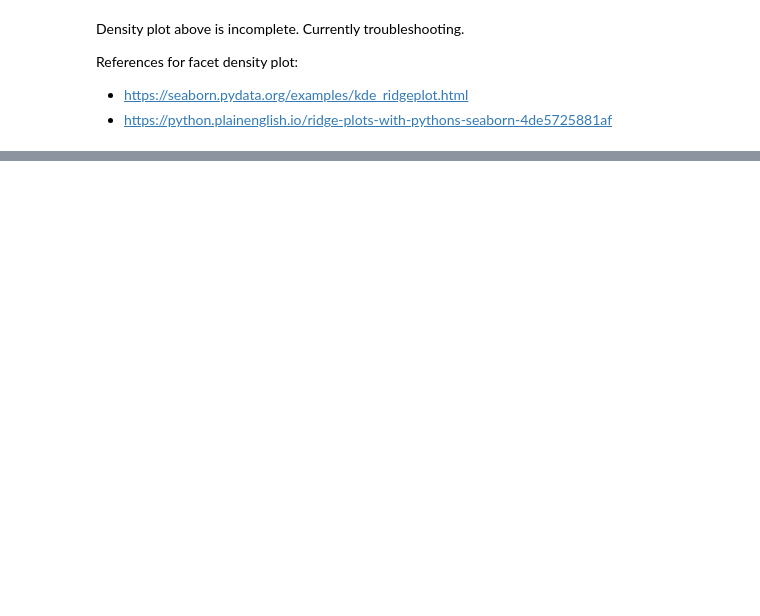
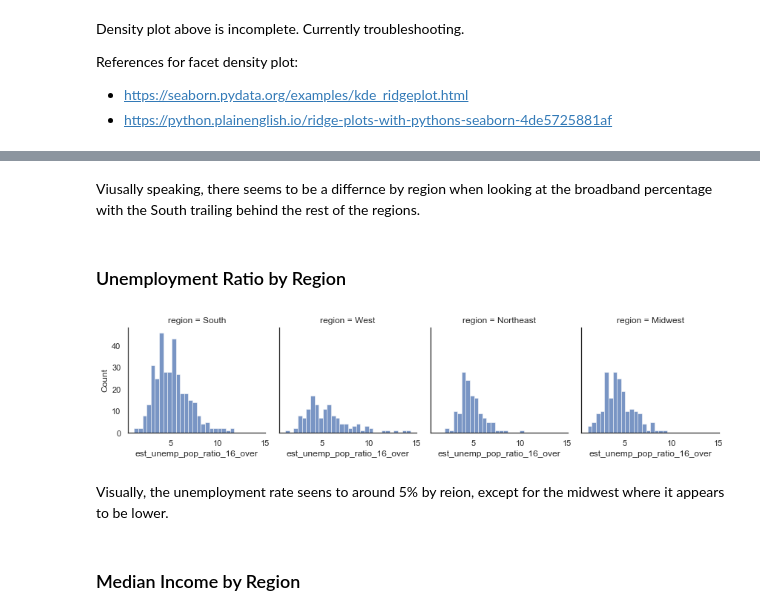
Before and after one commit to mosymns13/DS4A-Team13-Digital-Divide-Project, a Jupyter notebook: Analytic Dataset.ipynb, the cells around one changed output, grey strips where cells are left out. Saved outputs shown, nothing was run; the diff lists cells and outputs as text; code cells hidden in the pictures; blank space fills up the shorter version.

```diff
--- a/Analytic Dataset.ipynb
+++ b/Analytic Dataset.ipynb
@@ -204,9 +260,19 @@ sns.displot(
+# %% [markdown]
+Viusally speaking, there seems to be a differnce by region when looking at the broadband percentage with the South trailing behind the rest of the regions.
+# %% [markdown]
+### Unemployment Ratio by Region
 # %%
 #umemployment ratio
 sns.displot(
     revised_analytic_data, x="est_unemp_pop_ratio_16_over", col="region",
-    height=3, facet_kws=dict(margin_titles=True),
-)
+    height=3, facet_kws=dict(margin_titles=True)
+);
+# %% [output]
+[figure, added]
+# %% [markdown]
+Visually, the unemployment rate seens to around 5% by reion, except for the midwest where it appears to be lower.
+# %% [markdown]
+### Median Income by Region
 # %%
 #creating a separate value column to place decimal in different place
 revised_analytic_data['x_est_med_income_households'] = revised_analytic_data['est_med_income_households']*.001
```
Also changed, not shown: parts of 92 cells of this notebook, 5 other files.
